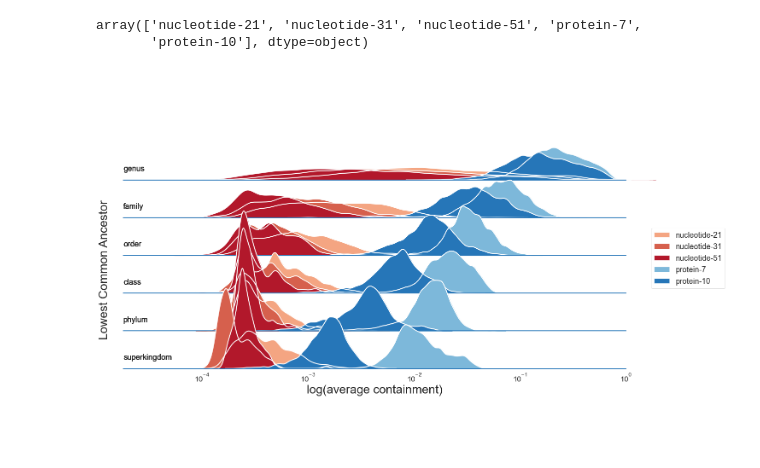
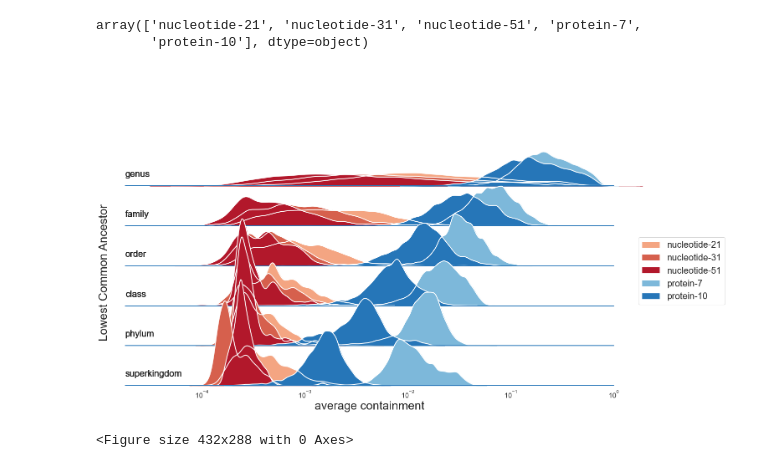
Before and after one commit to bluegenes/2022-protein-kmers-workflow, a Jupyter notebook: notebooks/05.alpha-compare.ipynb, the cells around one changed output. Saved outputs shown, nothing was run; the diff lists cells and outputs as text; code cells hidden in the pictures; blank space fills up the shorter version.

Commit message:
size accuracy; k10 k7 aai comparisons

```diff
--- a/notebooks/05.alpha-compare.ipynb
+++ b/notebooks/05.alpha-compare.ipynb
@@ -214,9 +205,11 @@ Index(['comparison_name', 'anchor_name', 'compare_name', 'path',
 # %%
 # simplify df a bit to make this faster
 cols_to_drop = ['jaccard_ani',
-       'jani_low', 'jani_high', 'containA_ani', 'containAani_low',
+       #'jani_low', 'jani_high',
+       'containA_ani', 'containAani_low',
        'containAani_high', 'containBani', 'containBani_low',
-       'containBani_high', 'mcANI', 'mcANI_low', 'mcANI_high',
+       'containBani_high', 'mcANI',
+        #'mcANI_low', 'mcANI_high',
        'compareM_mean_aai', 'compareM_std_aai', 'genes_in_anchor',
        'genes_in_ref', 'orthologous_genes', 'orthologous_fraction',
        'ANIb_ident', 'ANIb_coverage', 'ANIb_aln_length', 'ANIb_sim_errors',
@@ -470,45 +464,54 @@ aksizes
 array(['nucleotide-21', 'nucleotide-31', 'nucleotide-51', 'protein-7',
        'protein-10'], dtype=object)
 # %%
-#sns.set_theme(style="white",)
-
-with sns.plotting_context("paper", font_scale=2,rc={"font.size":15,"axes.titlesize":15,"axes.labelsize":15, "axes.facecolor": (0, 0, 0, 0)}):
-    g = sns.FacetGrid(default_scaled_selectk, row="lowest_common_rank", hue="alpha-ksize", aspect=15, height=1.2, palette=alphak_colors)
-    g.set(xscale="log")
-
-    g.map(sns.kdeplot, "avg_containment", bw_adjust=.6, cut=5, clip_on=False, fill=True, alpha=1, linewidth=1.5)
-    g.map(sns.kdeplot, "avg_containment", bw_adjust=.6, cut=5, clip_on=False, color="w", lw=2)
-    g.map(plt.axhline, y=0, linewidth=2, linestyle="-", color=None, clip_on=False)
-
-    def label(x, color, label):
+def label(x, color, label):
         ax = plt.gca()
         lb = x.unique()[0]#.upper()
        # print(lb)
         ax.text(0, .1, lb, size="large",# fontweight="bold",# color=color,
                 ha="left", va="center", transform=ax.transAxes)
-    g.map(label, "lowest_common_rank")
+
+#sns.set_theme(style="white")
+sns.set_theme(style="white", rc={"axes.facecolor": (0, 0, 0, 0)}, font_scale=1.5)
+
+#with sns.plotting_context("paper", font_scale=2,rc={"font.size":15,"axes.titlesize":15,"axes.labelsize":15, "axes.facecolor": (0, 0, 0, 0)}):
+#THIS PLOTTING CONTEXT screws things up for some reason.
+g = sns.FacetGrid(default_scaled_selectk, row="lowest_common_rank", hue="alpha-ksize", aspect=15, height=1.2, palette=alphak_colors)
+g.set(xscale="log")
+
+g.map(sns.kdeplot, "avg_containment", bw_adjust=.6, cut=5, clip_on=False, fill=True, alpha=1, linewidth=1.5)
+g.map(sns.kdeplot, "avg_containment", bw_adjust=.6, cut=5, clip_on=False, color="w", lw=2)
+g.map(plt.axhline, y=0, linewidth=2, linestyle="-", color=None, clip_on=False)
+plt.gcf().set_size_inches(17, 12)
+
+
+g.map(label, "lowest_common_rank")
     # make overlapping
-    g.fig.subplots_adjust(hspace=-.65)
+#plt.subplots_adjust(hspace=-.65)
+g.fig.subplots_adjust(hspace=-.65)
+
     # remove axis details that don't work well with overlapping plots
-    g.set(yticks=[], xlabel="", ylabel="", xlim=(None, 1), title="")#, fontsize =10)
-    g.despine(bottom=True, left=True)
+g.set(yticks=[], xlabel="", ylabel="", xlim=(None, 1),ylim=(None, None), title="")# xlim=(None, 1), , fontsize =10)
+g.despine(bottom=True, left=True)
 
-    # create a legend
-    handles=[]
-    for ak, color in alphak_colors.items():
-        if ak in default_scaled_selectk["alpha-ksize"].unique():
-            handles.append(mpatches.Patch(facecolor=color, label=ak))
-    lgd = plt.legend(handles=handles, bbox_to_anchor=(1.05, 1.3), loc=2, borderaxespad=0., facecolor="white", fontsize="large")
-    plt.gcf().set_size_inches(17, 12)
-    txt= g.fig.text(-0.02, 0.4, 'Lowest Common Ancestor', va='center', rotation='vertical', size=28)
-    plt.xlabel("log(average containment)", size=28)
+# create a legend
+handles=[]
+for ak, color in alphak_colors.items():
+    if ak in default_scaled_selectk["alpha-ksize"].unique():
+        handles.append(mpatches.Patch(facecolor=color, label=ak))
+lgd = plt.legend(handles=handles, bbox_to_anchor=(1.05, 1.3), loc=2, borderaxespad=0., facecolor="white", fontsize="large")
+
+txt= g.fig.text(-0.02, 0.4, 'Lowest Common Ancestor', va='center', rotation='vertical', size=28)
+
+plt.xlabel("average containment", size=28)
     #plt.ylabel("Lowest Common Ancestor", size=28)
-    plt.show()
-    #plt.tight_layout()
-    g.fig.savefig("gtdb-rs202.evolpaths.alphacompare.avgContain.logscale.ridgeplot.pdf", bbox_extra_artists=(lgd,txt), bbox_inches='tight')
-    g.fig.savefig("gtdb-rs202.evolpaths.alphacompare.avgContain.logscale.ridgeplot.png", bbox_extra_artists=(lgd,txt), bbox_inches='tight')
+plt.show()
+plt.tight_layout()
+g.fig.savefig("gtdb-rs202.evolpaths.alphacompare.avgContain.logscale.ridgeplot.pdf", bbox_extra_artists=(lgd,txt), bbox_inches='tight')
+g.fig.savefig("gtdb-rs202.evolpaths.alphacompare.avgContain.logscale.ridgeplot.png", bbox_extra_artists=(lgd,txt), bbox_inches='tight')
 # %% [output]
-[figure, old version]
+[figure, new version]
+<Figure size 432x288 with 0 Axes>
 # %%
 default_scaled_selectk.columns
 # %% [output]
```
Also changed, not shown: parts of 23 cells of this notebook, 3 other files.
